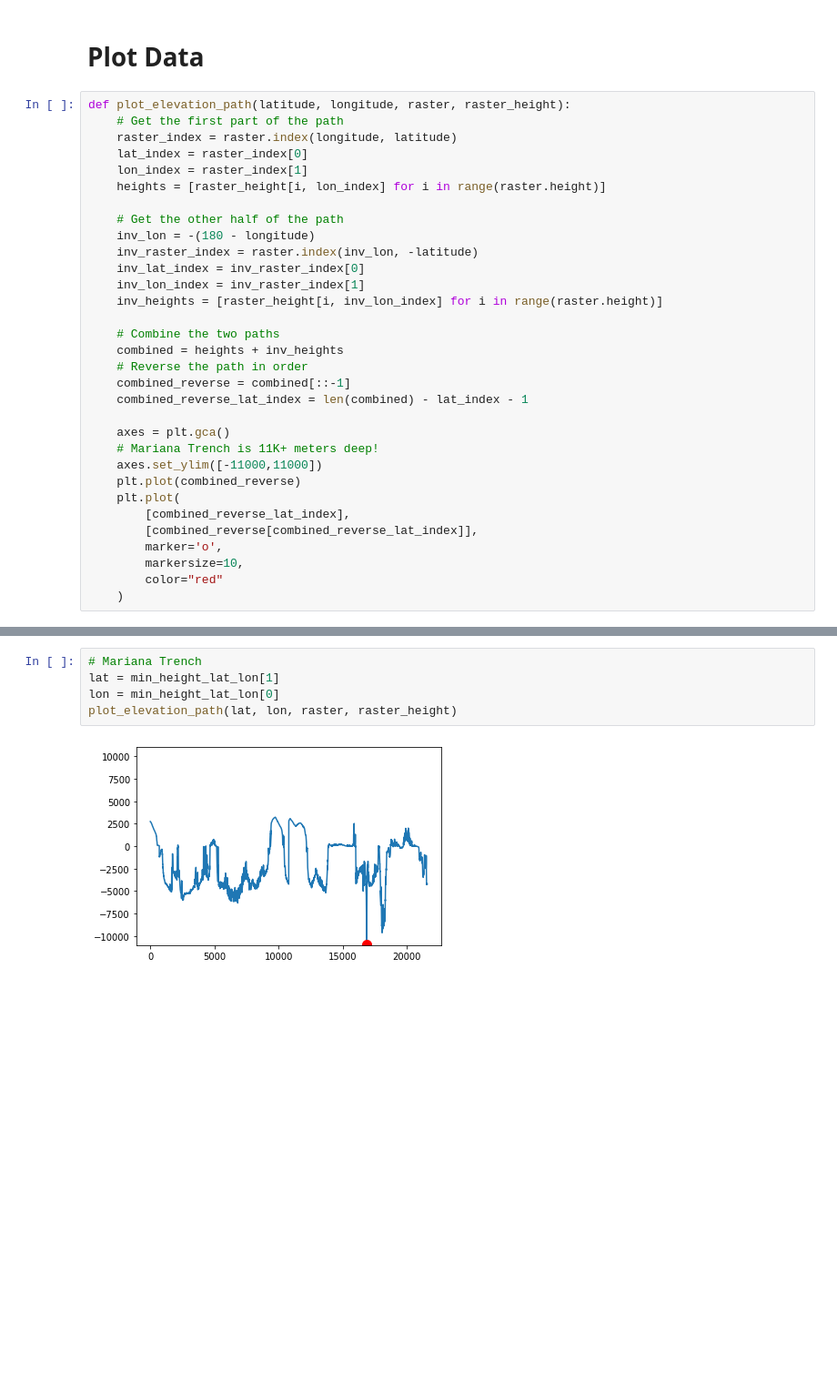
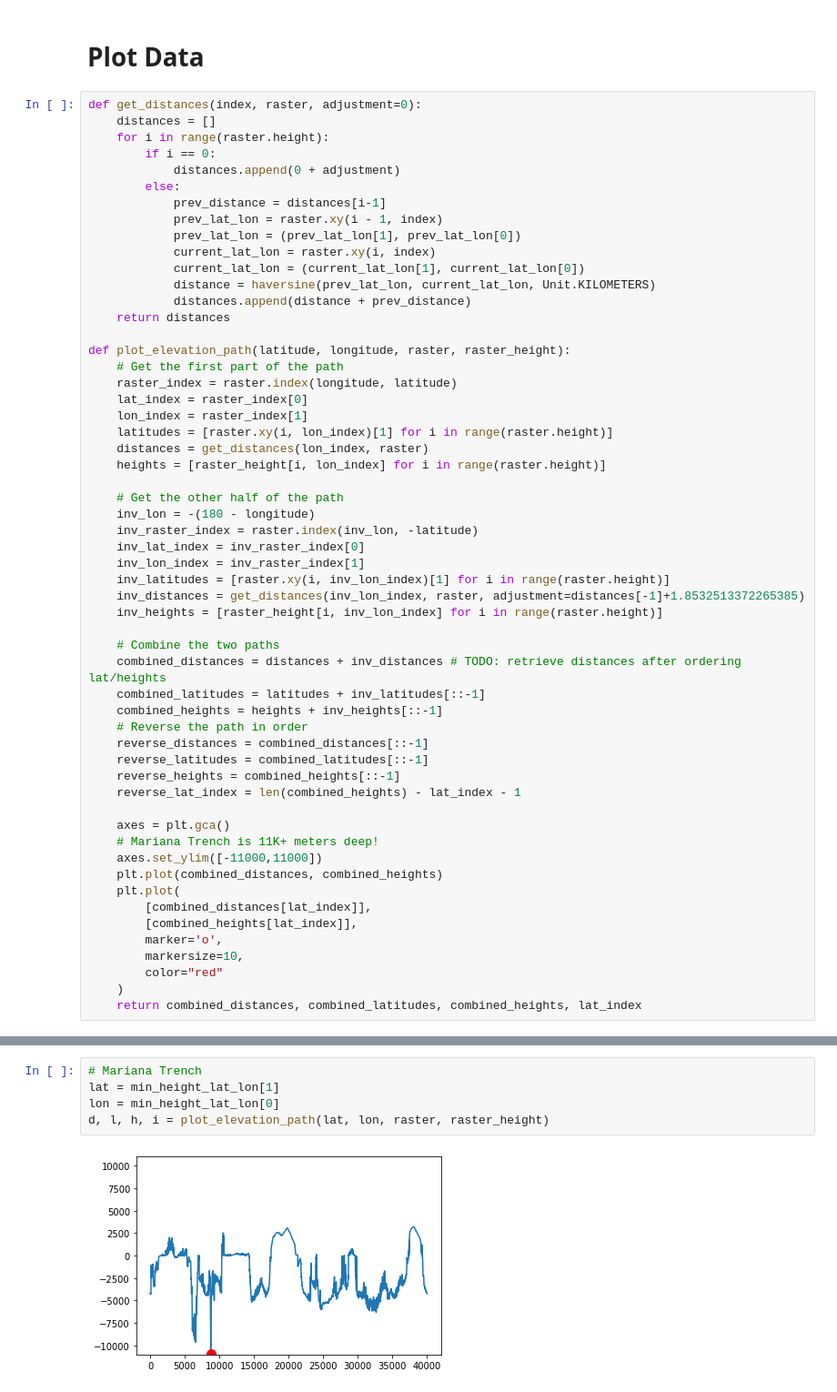
Before and after one commit to narroviz/data-around-the-world, a Jupyter notebook: elevation_exploration.ipynb, the cells around one changed output, grey strips where cells are left out. Shown at 91% size. Cells and saved outputs as stored; diff of their text form; blank space fills up the shorter version.

```diff
--- a/elevation_exploration.ipynb
+++ b/elevation_exploration.ipynb
@@ -60,11 +63,28 @@ Lon:  142.18333333333334
 # %% [markdown]
 # Plot Data
 # %%
+def get_distances(index, raster, adjustment=0):
+    distances = []
+    for i in range(raster.height):
+        if i == 0:
+            distances.append(0 + adjustment)
+        else:
+            prev_distance = distances[i-1]
+            prev_lat_lon = raster.xy(i - 1, index)
+            prev_lat_lon = (prev_lat_lon[1], prev_lat_lon[0])
+            current_lat_lon = raster.xy(i, index)
+            current_lat_lon = (current_lat_lon[1], current_lat_lon[0])
+            distance = haversine(prev_lat_lon, current_lat_lon, Unit.KILOMETERS)
+            distances.append(distance + prev_distance)
+    return distances
+
 def plot_elevation_path(latitude, longitude, raster, raster_height):
     # Get the first part of the path
     raster_index = raster.index(longitude, latitude)
     lat_index = raster_index[0]
     lon_index = raster_index[1]
+    latitudes = [raster.xy(i, lon_index)[1] for i in range(raster.height)]
+    distances = get_distances(lon_index, raster)
     heights = [raster_height[i, lon_index] for i in range(raster.height)]
 
     # Get the other half of the path
@@ -72,25 +92,32 @@ def plot_elevation_path(latitude, longitude, raster, raster_height):
     inv_raster_index = raster.index(inv_lon, -latitude)
     inv_lat_index = inv_raster_index[0]
     inv_lon_index = inv_raster_index[1]
+    inv_latitudes = [raster.xy(i, inv_lon_index)[1] for i in range(raster.height)]
+    inv_distances = get_distances(inv_lon_index, raster, adjustment=distances[-1]+1.8532513372265385)
     inv_heights = [raster_height[i, inv_lon_index] for i in range(raster.height)]
 
     # Combine the two paths
-    combined = heights + inv_heights
+    combined_distances = distances + inv_distances # TODO: retrieve distances after ordering lat/heights
+    combined_latitudes = latitudes + inv_latitudes[::-1]
+    combined_heights = heights + inv_heights[::-1]
     # Reverse the path in order
-    combined_reverse = combined[::-1]
-    combined_reverse_lat_index = len(combined) - lat_index - 1
+    reverse_distances = combined_distances[::-1]
+    reverse_latitudes = combined_latitudes[::-1]
+    reverse_heights = combined_heights[::-1]
+    reverse_lat_index = len(combined_heights) - lat_index - 1
 
     axes = plt.gca()
     # Mariana Trench is 11K+ meters deep!
     axes.set_ylim([-11000,11000])
-    plt.plot(combined_reverse)
+    plt.plot(combined_distances, combined_heights)
     plt.plot(
-        [combined_reverse_lat_index],
-        [combined_reverse[combined_reverse_lat_index]],
+        [combined_distances[lat_index]],
+        [combined_heights[lat_index]],
         marker='o',
         markersize=10,
         color="red"
     )
+    return combined_distances, combined_latitudes, combined_heights, lat_index
 # %%
 # Mt. Everest
 lat = max_height_lat_lon[1]
@@ -101,7 +128,7 @@ plot_elevation_path(lat, lon, raster, raster_height)
 # %%
 # Mariana Trench
 lat = min_height_lat_lon[1]
 lon = min_height_lat_lon[0]
-plot_elevation_path(lat, lon, raster, raster_height)
+d, l, h, i = plot_elevation_path(lat, lon, raster, raster_height)
 # %% [output]
-[figure, old version]
+[figure, new version]
```
Also changed, not shown: parts of 8 cells of this notebook, 1 other file.
